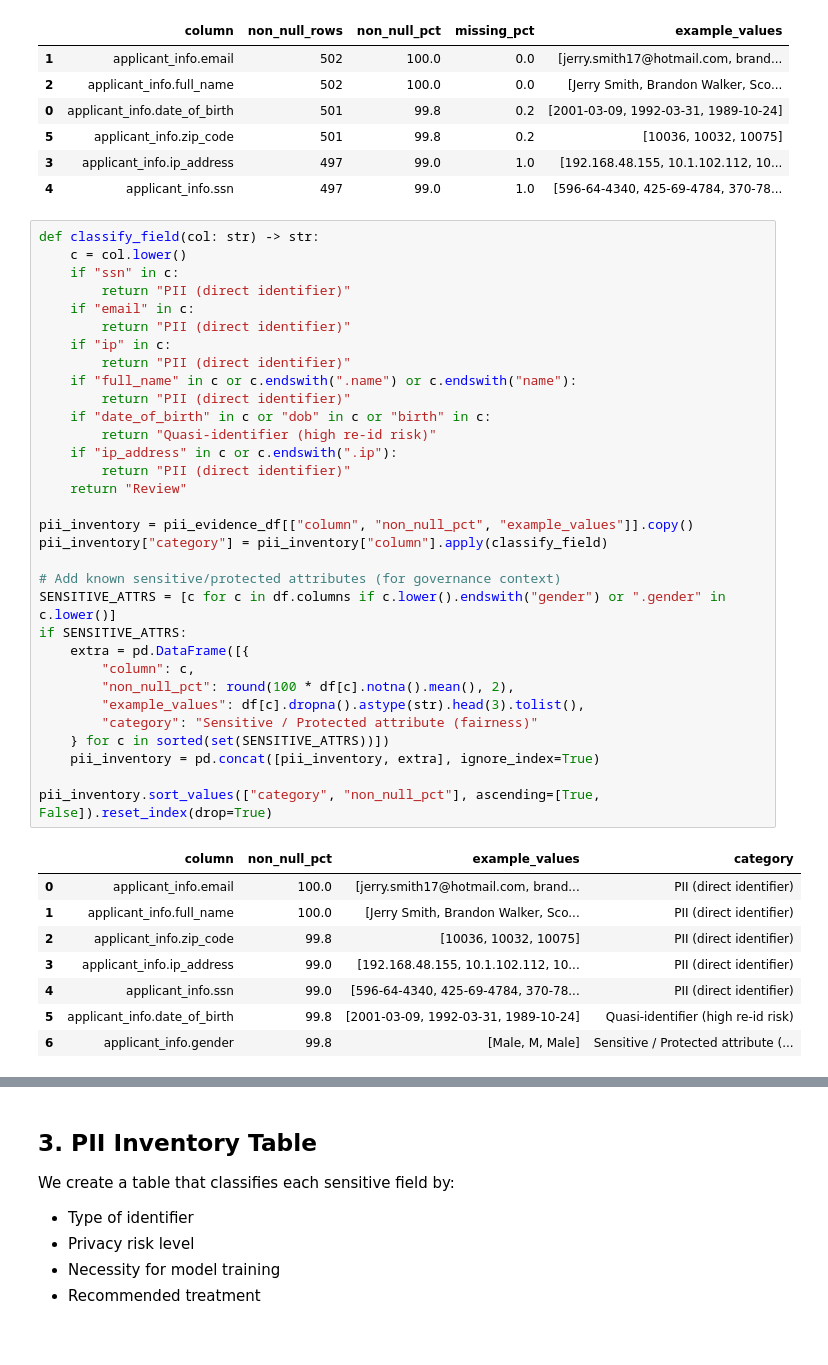
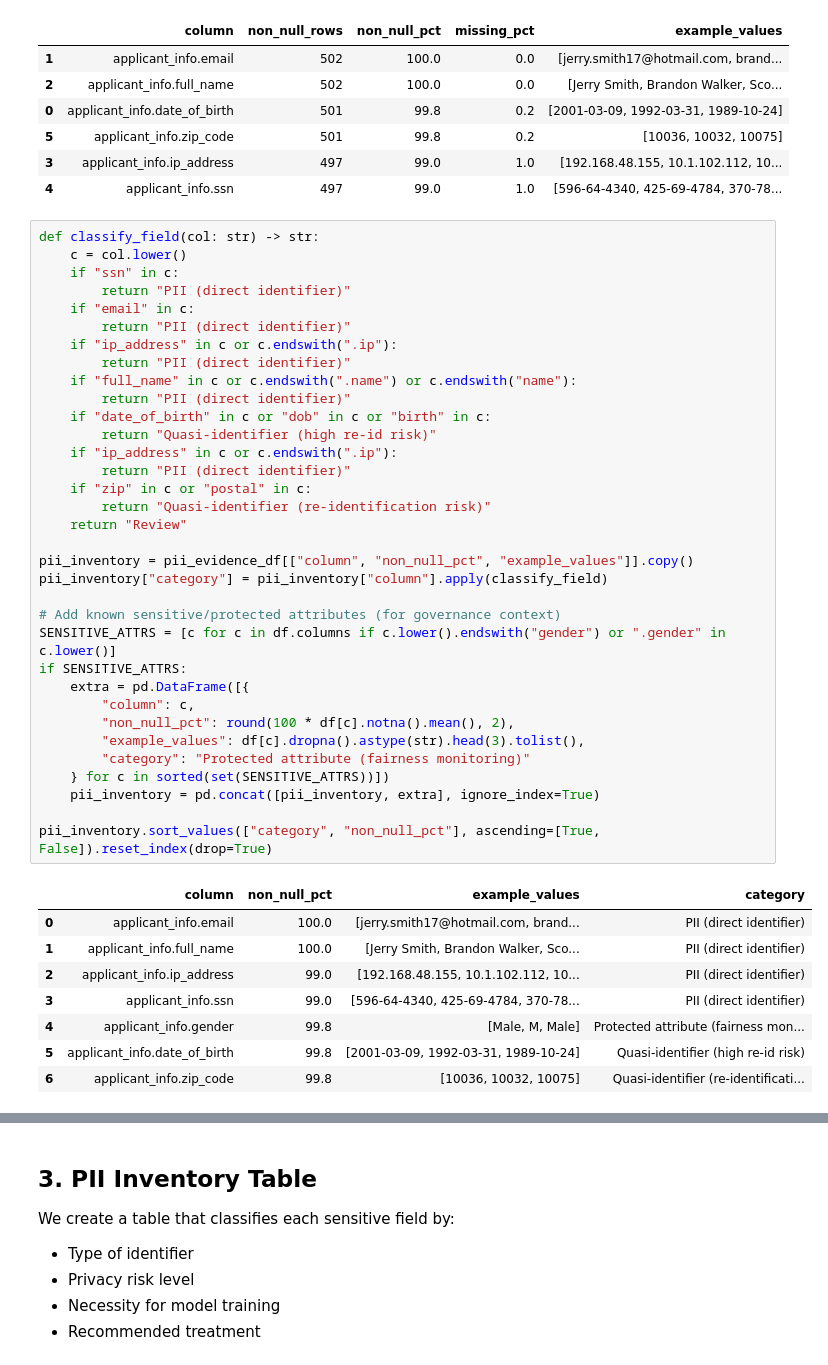
Before and after one commit to leo-nor-pro/dego-project-team6, a Jupyter notebook: notebooks/03-privacy-demo.ipynb, the cells around one changed output, grey strips where cells are left out. Saved outputs shown, nothing was run; the diff lists cells and outputs as text.

Commit message:
fixed the last parts and revised the PII tables

```diff
--- a/notebooks/03-privacy-demo.ipynb
+++ b/notebooks/03-privacy-demo.ipynb
@@ -222,40 +222,42 @@ def classify_field(col: str) -> str:
         return "PII (direct identifier)"
     if "email" in c:
         return "PII (direct identifier)"
-    if "ip" in c:
+    if "ip_address" in c or c.endswith(".ip"):
         return "PII (direct identifier)"
     if "full_name" in c or c.endswith(".name") or c.endswith("name"):
         return "PII (direct identifier)"
     if "date_of_birth" in c or "dob" in c or "birth" in c:
         return "Quasi-identifier (high re-id risk)"
     if "ip_address" in c or c.endswith(".ip"):
         return "PII (direct identifier)"
+    if "zip" in c or "postal" in c:
+        return "Quasi-identifier (re-identification risk)"
     return "Review"
 
 pii_inventory = pii_evidence_df[["column", "non_null_pct", "example_values"]].copy()
 pii_inventory["category"] = pii_inventory["column"].apply(classify_field)
 
 # Add known sensitive/protected attributes (for governance context)
 SENSITIVE_ATTRS = [c for c in df.columns if c.lower().endswith("gender") or ".gender" in c.lower()]
 if SENSITIVE_ATTRS:
     extra = pd.DataFrame([{
         "column": c,
         "non_null_pct": round(100 * df[c].notna().mean(), 2),
         "example_values": df[c].dropna().astype(str).head(3).tolist(),
-        "category": "Sensitive / Protected attribute (fairness)"
+        "category": "Protected attribute (fairness monitoring)"
     } for c in sorted(set(SENSITIVE_ATTRS))])
     pii_inventory = pd.concat([pii_inventory, extra], ignore_index=True)
 
 pii_inventory.sort_values(["category", "non_null_pct"], ascending=[True, False]).reset_index(drop=True)
 # %% [output]
 |  | column | non_null_pct | example_values | category |
 | 0 | applicant_info.email | 100.0 | [jerry.smith17@hotmail.com, brand... | PII (direct identifier) |
 | 1 | applicant_info.full_name | 100.0 | [Jerry Smith, Brandon Walker, Sco... | PII (direct identifier) |
-| 2 | applicant_info.zip_code | 99.8 | [10036, 10032, 10075] | PII (direct identifier) |
-| 3 | applicant_info.ip_address | 99.0 | [192.168.48.155, 10.1.102.112, 10... | PII (direct identifier) |
-| 4 | applicant_info.ssn | 99.0 | [596-64-4340, 425-69-4784, 370-78... | PII (direct identifier) |
+| 2 | applicant_info.ip_address | 99.0 | [192.168.48.155, 10.1.102.112, 10... | PII (direct identifier) |
+| 3 | applicant_info.ssn | 99.0 | [596-64-4340, 425-69-4784, 370-78... | PII (direct identifier) |
+| 4 | applicant_info.gender | 99.8 | [Male, M, Male] | Protected attribute (fairness mon... |
 | 5 | applicant_info.date_of_birth | 99.8 | [2001-03-09, 1992-03-31, 1989-10-24] | Quasi-identifier (high re-id risk) |
-| 6 | applicant_info.gender | 99.8 | [Male, M, Male] | Sensitive / Protected attribute (... |
+| 6 | applicant_info.zip_code | 99.8 | [10036, 10032, 10075] | Quasi-identifier (re-identificati... |
 # %% [markdown]
 ### Notes (PII / Quasi-identifiers / Sensitive attributes)
 
```
Also changed, not shown: parts of 16 cells of this notebook.
